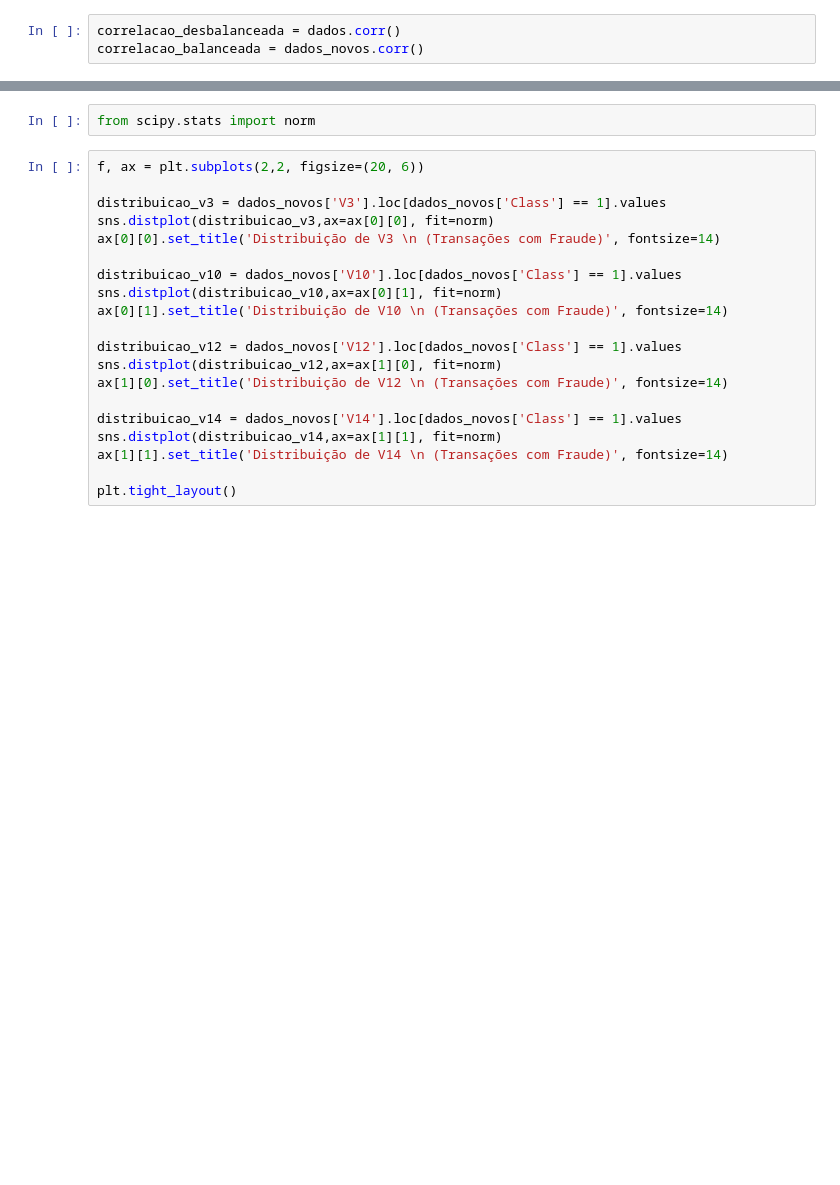
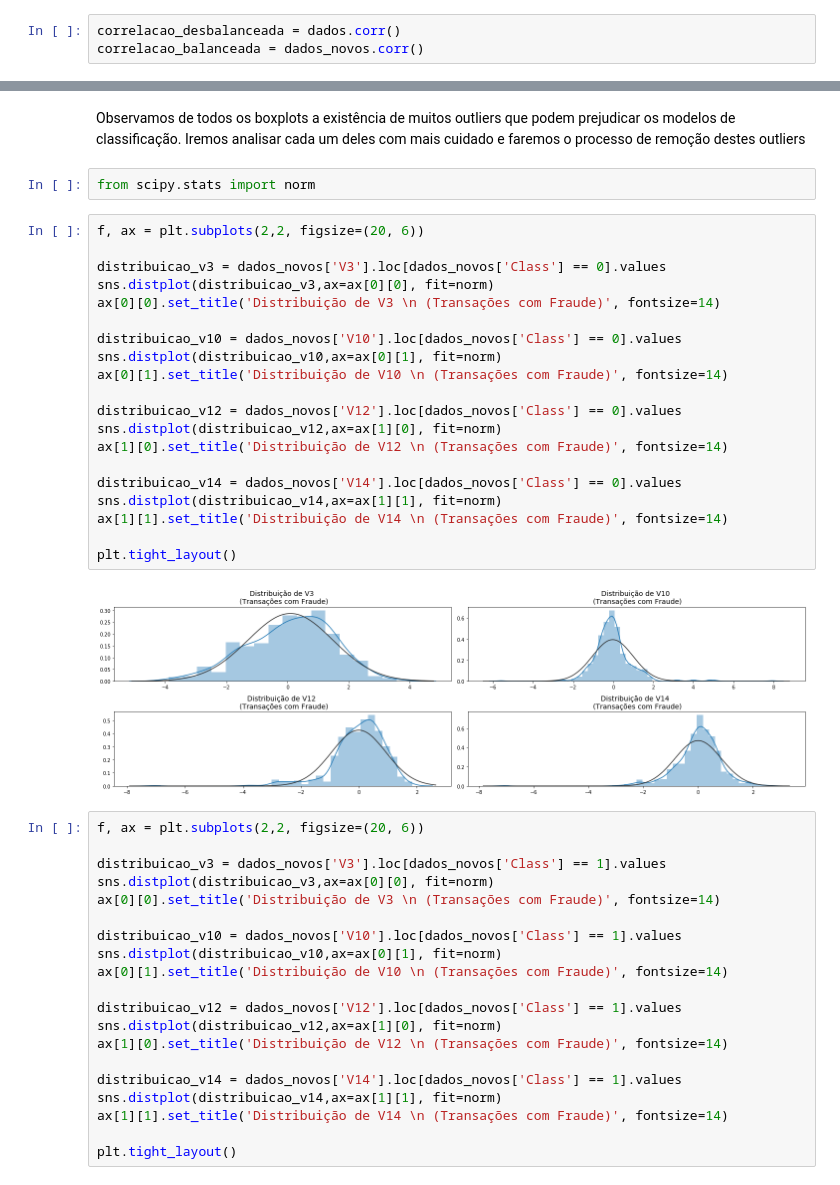
Before and after one commit to danmorales/Fraud_Detection, a Jupyter notebook: Deteccao_Fraude_Cartao_Credito.ipynb, the cells around one changed output, grey strips where cells are left out. Cells and saved outputs as stored; diff of their text form; blank space fills up the shorter version.

```diff
--- a/Deteccao_Fraude_Cartao_Credito.ipynb
+++ b/Deteccao_Fraude_Cartao_Credito.ipynb
@@ -271,5 +306,29 @@ sns.boxplot(x="Class", y="V11", data=dados_novos,ax=ax[2])
+# %% [markdown]
+Observamos de todos os boxplots a existência de muitos outliers que podem prejudicar os modelos de classificação. Iremos analisar cada um deles com mais cuidado e faremos o processo de remoção destes outliers
 # %%
 from scipy.stats import norm
+# %%
+f, ax = plt.subplots(2,2, figsize=(20, 6))
+
+distribuicao_v3 = dados_novos['V3'].loc[dados_novos['Class'] == 0].values
+sns.distplot(distribuicao_v3,ax=ax[0][0], fit=norm)
+ax[0][0].set_title('Distribuição de V3 \n (Transações com Fraude)', fontsize=14)
+
+distribuicao_v10 = dados_novos['V10'].loc[dados_novos['Class'] == 0].values
+sns.distplot(distribuicao_v10,ax=ax[0][1], fit=norm)
+ax[0][1].set_title('Distribuição de V10 \n (Transações com Fraude)', fontsize=14)
+
+distribuicao_v12 = dados_novos['V12'].loc[dados_novos['Class'] == 0].values
+sns.distplot(distribuicao_v12,ax=ax[1][0], fit=norm)
+ax[1][0].set_title('Distribuição de V12 \n (Transações com Fraude)', fontsize=14)
+
+distribuicao_v14 = dados_novos['V14'].loc[dados_novos['Class'] == 0].values
+sns.distplot(distribuicao_v14,ax=ax[1][1], fit=norm)
+ax[1][1].set_title('Distribuição de V14 \n (Transações com Fraude)', fontsize=14)
+
+plt.tight_layout()
+# %% [output]
+[figure, added]
 # %%
 f, ax = plt.subplots(2,2, figsize=(20, 6))
 
```
Also changed, not shown: parts of 69 cells of this notebook.
